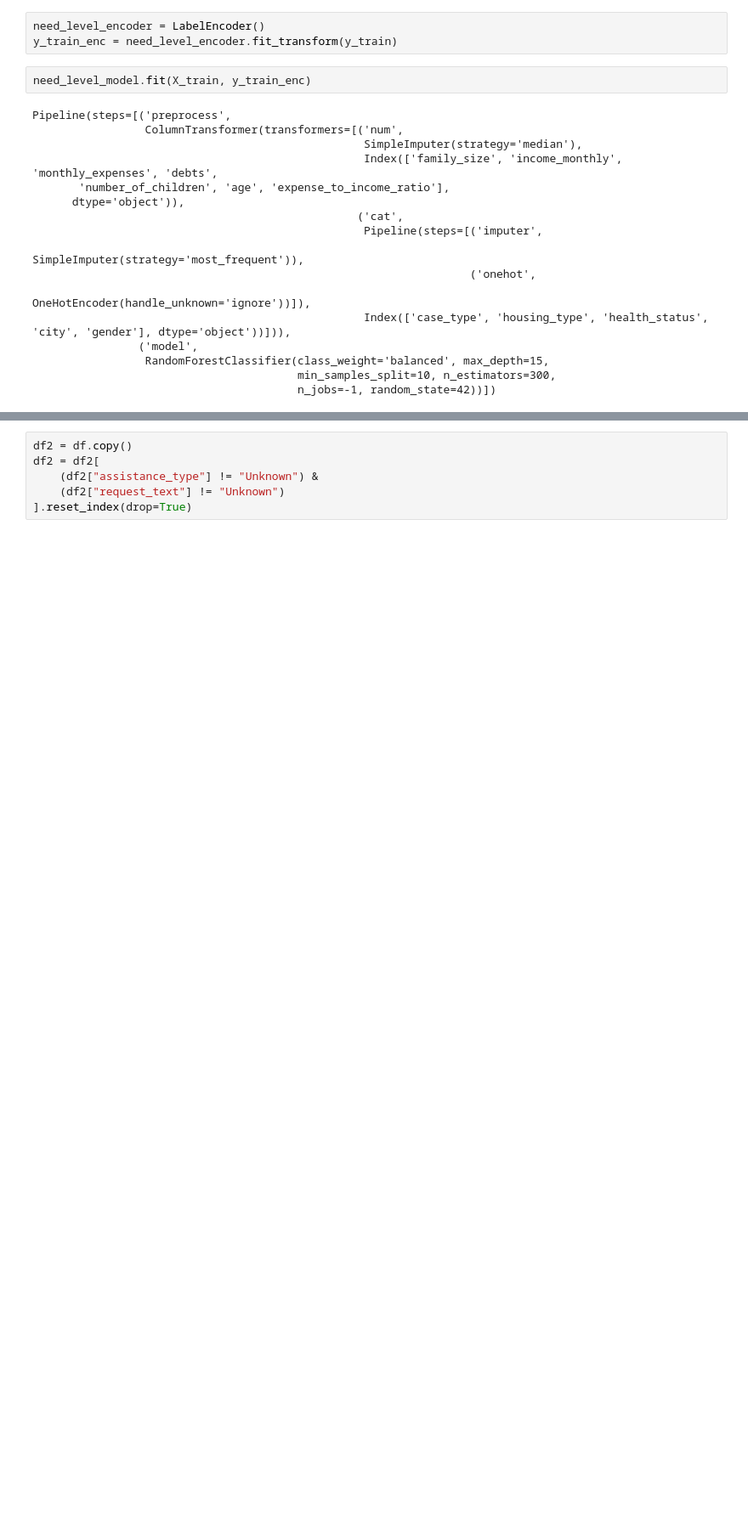
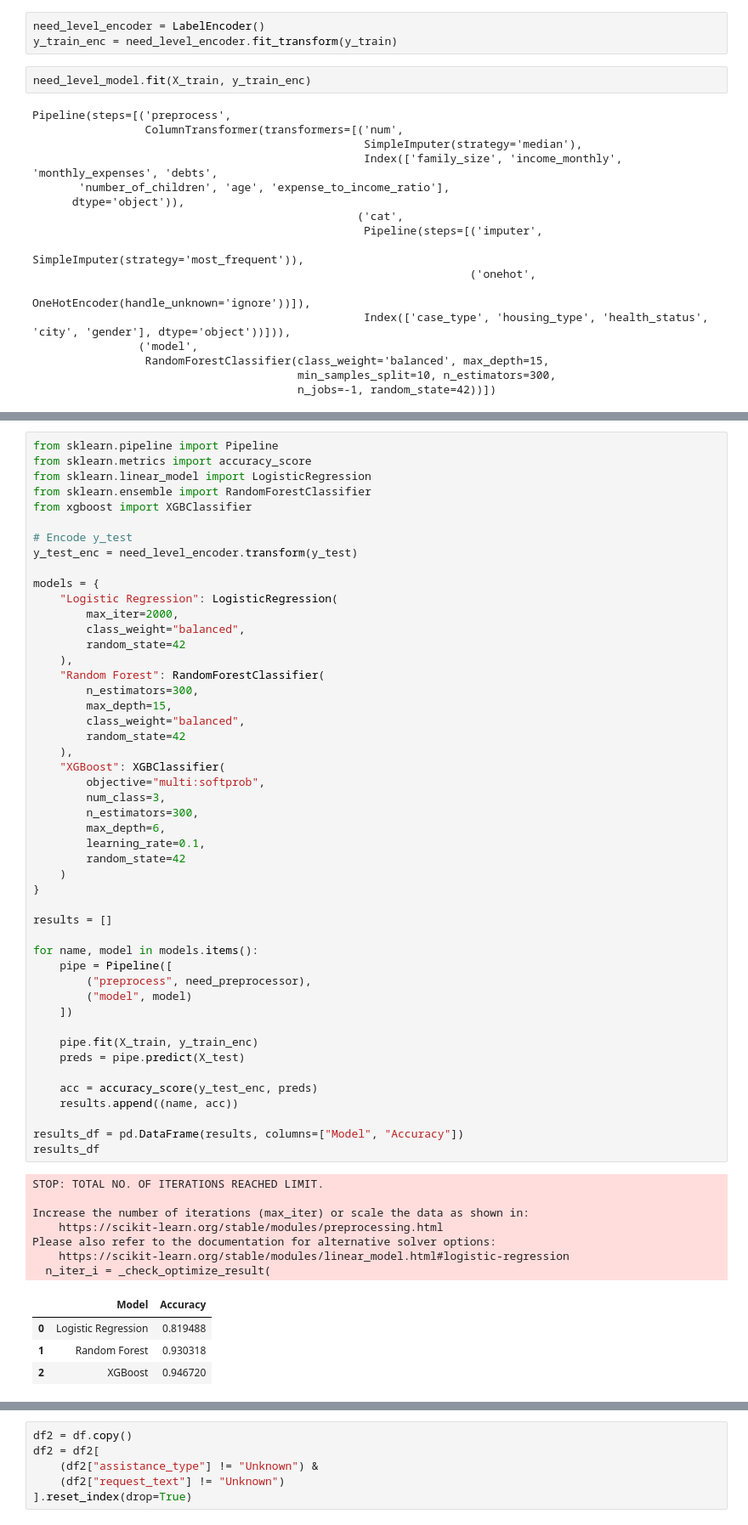
Before and after one commit to HazemmoAlsady/AWN_Graduation_Project, a Jupyter notebook: Hazem's edits/Final_models.ipynb, the cells around one changed output, grey strips where cells are left out. Shown at 85% size. Saved outputs shown, nothing was run; the diff lists cells and outputs as text; blank space fills up the shorter version.

```diff
--- a/Hazem's edits/Final_models.ipynb
+++ b/Hazem's edits/Final_models.ipynb
@@ -95,0 +129,60 @@ Pipeline(steps=[('preprocess',
+# %%
+from sklearn.pipeline import Pipeline
+from sklearn.metrics import accuracy_score
+from sklearn.linear_model import LogisticRegression
+from sklearn.ensemble import RandomForestClassifier
+from xgboost import XGBClassifier
+
+# Encode y_test
+y_test_enc = need_level_encoder.transform(y_test)
+
+models = {
+    "Logistic Regression": LogisticRegression(
+        max_iter=2000,
+        class_weight="balanced",
+        random_state=42
+    ),
+    "Random Forest": RandomForestClassifier(
+        n_estimators=300,
+        max_depth=15,
+        class_weight="balanced",
+        random_state=42
+    ),
+    "XGBoost": XGBClassifier(
+        objective="multi:softprob",
+        num_class=3,
+        n_estimators=300,
+        max_depth=6,
+        learning_rate=0.1,
+        random_state=42
+    )
+}
+
+results = []
+
+for name, model in models.items():
+    pipe = Pipeline([
+        ("preprocess", need_preprocessor),
+        ("model", model)
+    ])
+
+    pipe.fit(X_train, y_train_enc)
+    preds = pipe.predict(X_test)
+
+    acc = accuracy_score(y_test_enc, preds)
+    results.append((name, acc))
+
+results_df = pd.DataFrame(results, columns=["Model", "Accuracy"])
+results_df
+# %% [output]
+STOP: TOTAL NO. OF ITERATIONS REACHED LIMIT.
+
+Increase the number of iterations (max_iter) or scale the data as shown in:
+    https://scikit-learn.org/stable/modules/preprocessing.html
+Please also refer to the documentation for alternative solver options:
+    https://scikit-learn.org/stable/modules/linear_model.html#logistic-regression
+  n_iter_i = _check_optimize_result(
+|  | Model | Accuracy |
+| 0 | Logistic Regression | 0.819488 |
+| 1 | Random Forest | 0.930318 |
+| 2 | XGBoost | 0.946720 |
```
Also changed, not shown: parts of 4 cells of this notebook.
